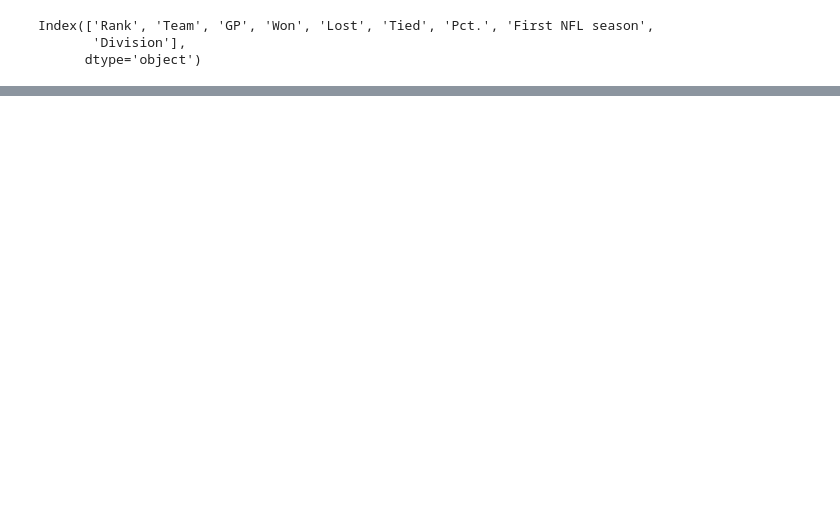
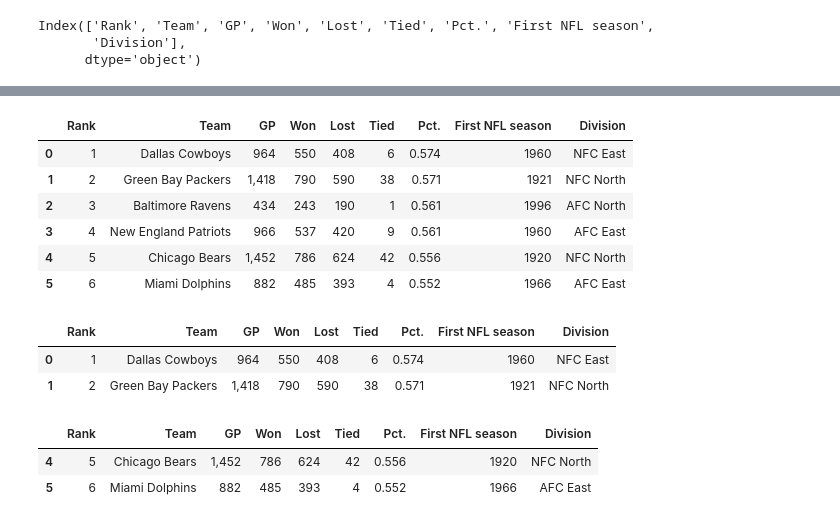
Before and after one commit to Ryo-TANAKA-programmer/python_basics, a Jupyter notebook: DataFrame.ipynb, the cells around one changed output, grey strips where cells are left out. Drawn from its saved outputs; the diff is of its cells as text; code cells hidden in the pictures; blank space fills up the shorter version.

```diff
--- a/DataFrame.ipynb
+++ b/DataFrame.ipynb
@@ -27,0 +60,22 @@ Index(['Rank', 'Team', 'GP', 'Won', 'Lost', 'Tied', 'Pct.', 'First NFL season',
+# %%
+nfl_frame
+# %% [output]
+|  | Rank | Team | GP | Won | Lost | Tied | Pct. | First NFL season | Division |
+| 0 | 1 | Dallas Cowboys | 964 | 550 | 408 | 6 | 0.574 | 1960 | NFC East |
+| 1 | 2 | Green Bay Packers | 1,418 | 790 | 590 | 38 | 0.571 | 1921 | NFC North |
+| 2 | 3 | Baltimore Ravens | 434 | 243 | 190 | 1 | 0.561 | 1996 | AFC North |
+| 3 | 4 | New England Patriots | 966 | 537 | 420 | 9 | 0.561 | 1960 | AFC East |
+| 4 | 5 | Chicago Bears | 1,452 | 786 | 624 | 42 | 0.556 | 1920 | NFC North |
+| 5 | 6 | Miami Dolphins | 882 | 485 | 393 | 4 | 0.552 | 1966 | AFC East |
+# %%
+nfl_frame.head(2) #show first 5 rows without argument inside ()
+# %% [output]
+|  | Rank | Team | GP | Won | Lost | Tied | Pct. | First NFL season | Division |
+| 0 | 1 | Dallas Cowboys | 964 | 550 | 408 | 6 | 0.574 | 1960 | NFC East |
+| 1 | 2 | Green Bay Packers | 1,418 | 790 | 590 | 38 | 0.571 | 1921 | NFC North |
+# %%
+nfl_frame.tail(2) #show the last the number of () rows
+# %% [output]
+|  | Rank | Team | GP | Won | Lost | Tied | Pct. | First NFL season | Division |
+| 4 | 5 | Chicago Bears | 1,452 | 786 | 624 | 42 | 0.556 | 1920 | NFC North |
+| 5 | 6 | Miami Dolphins | 882 | 485 | 393 | 4 | 0.552 | 1966 | AFC East |
```
Also changed, not shown: parts of 19 cells of this notebook.
